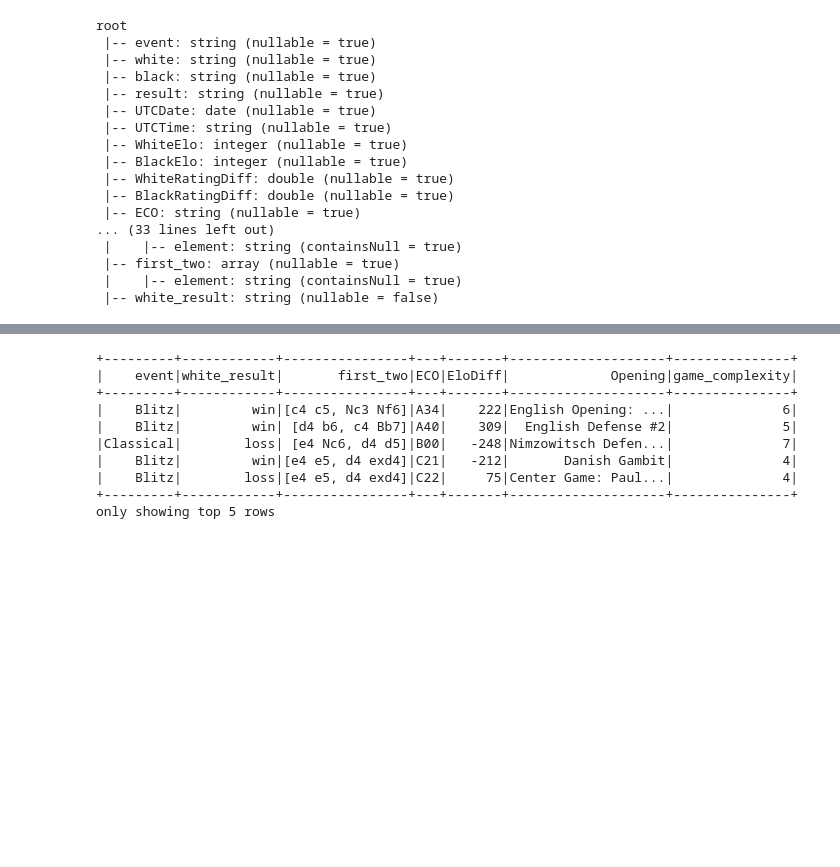
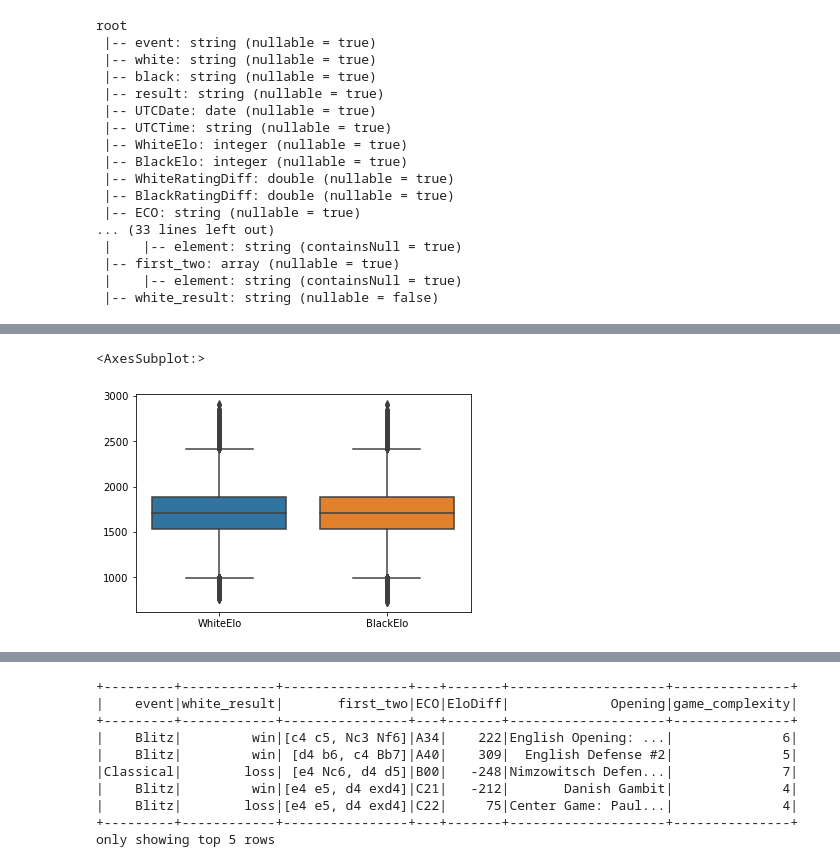
Before and after one commit to uva-ds5110-fa21-g10/semester-project, a Jupyter notebook: code/dataprep/02-model-data.ipynb, the cells around one changed output, grey strips where cells are left out. Cells and saved outputs as stored; diff of their text form; code cells hidden in the pictures; blank space fills up the shorter version.

```diff
--- a/code/dataprep/02-model-data.ipynb
+++ b/code/dataprep/02-model-data.ipynb
@@ -102,0 +140,6 @@ root
+# %%
+elos = df_filtered.select(['WhiteElo', 'BlackElo']).toPandas()
+sns.boxplot(data=elos)
+# %% [output]
+<AxesSubplot:>
+[figure, added]
```
Also changed, not shown: parts of 5 cells of this notebook, 3 other files.
